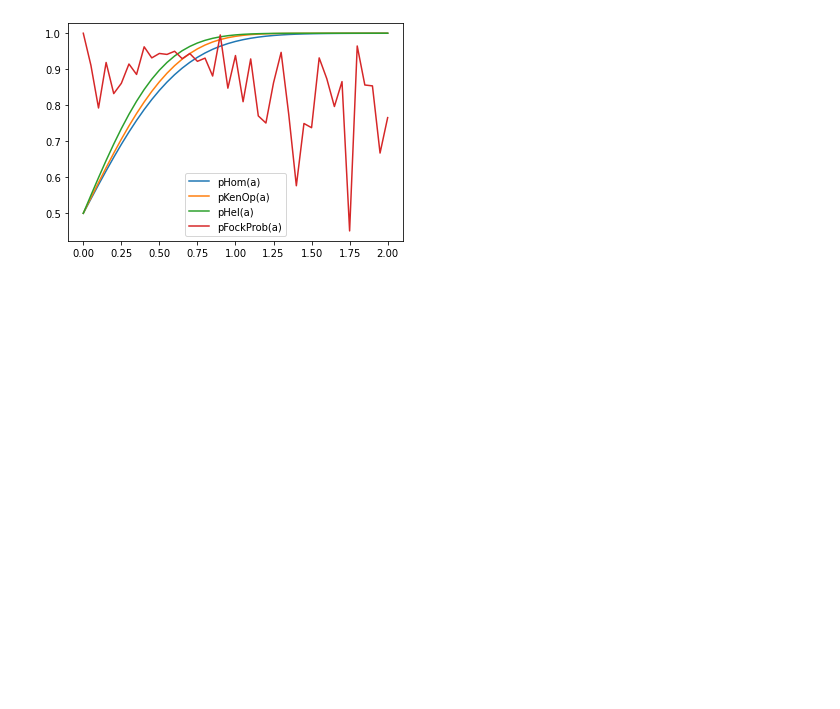
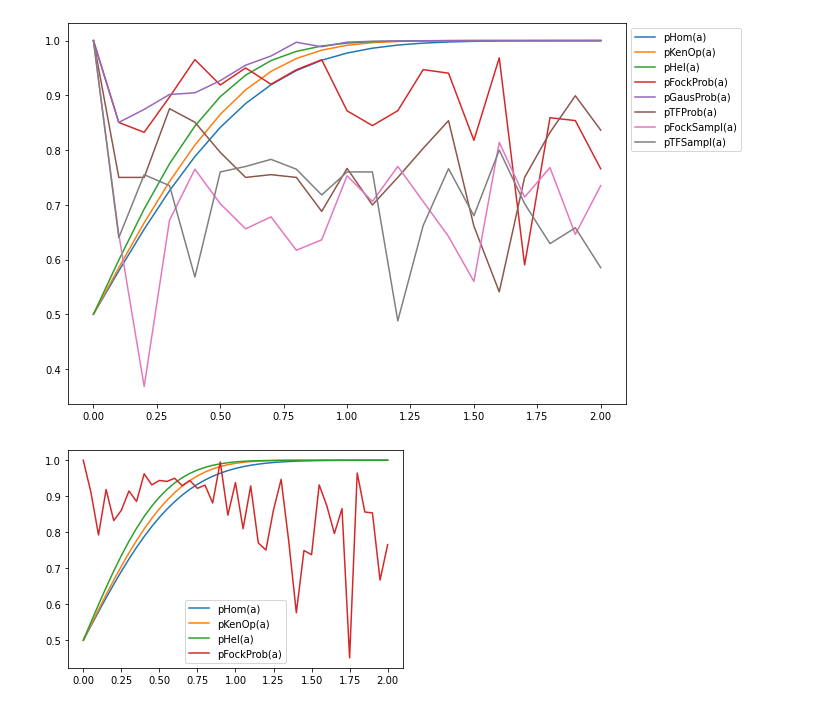
Before and after one commit to iamtxena/coherent-state-discrimination, a Jupyter notebook: examples/testing_csd.ipynb, the cells around one changed output. Cells and saved outputs as stored; diff of their text form; code cells hidden in the pictures; blank space fills up the shorter version.

Commit message:
chore: plotting probs

```diff
--- a/examples/testing_csd.ipynb
+++ b/examples/testing_csd.ipynb
@@ -12,5 +13,5 @@ valid_backends = [
     Backends.TENSORFLOW,
 ]
 
-alphas = list(np.arange(0.0, 2.05, 0.05))
+alphas = list(np.arange(0.0, 2.1, 0.1))
 # alphas = [0.7]
@@ -321,0 +166,11 @@ csd_tf_sampling_result = CSD().execute(configuration=run_configuration)
+# %%
+run_configuration = RunConfiguration({
+        'alphas': alphas,
+        'backend': Backends.TENSORFLOW,
+        'number_qumodes': 1,
+        'number_layers': 1,
+        'measuring_type': MeasuringTypes.SAMPLING,
+        'shots': 10,
+        'codeword_size': 10,
+        'cutoff_dim': 2
+    })
@@ -322,3 +197,31 @@ csd_tf_sampling_result = CSD().execute(configuration=run_configuration)
+# %%
+def plot_succ_prob(alphas: List[float], probs: List[List[float]], labels: List[str]):
+    fig, ax = plt.subplots(figsize=[10, 7])
+    for prob, label in zip(probs, labels):
+        ax.plot(alphas, prob, label=label)
+    plt.legend(bbox_to_anchor=(1,1), loc="upper left")
+    plt.show()
+# %%
+probs = [p_homos, p_ken_op, p_hels,
+         csd_fock_prob_result['p_succ'],
+         csd_gauss_prob_result['p_succ'],
+         csd_tf_prob_result['p_succ'],
+         csd_fock_sampling_result['p_succ'],
+         csd_tf_sampling_result['p_succ'],
+         ]
+labels = ["pHom(a)", "pKenOp(a)", "pHel(a)",
+          "pFockProb(a)",
+          "pGausProb(a)",
+          "pTFProb(a)",
+          "pFockSampl(a)",
+          "pTFSampl(a)"
+         ]
+# %%
+plot_succ_prob(alphas=alphas,
+               probs=probs,
+               labels=labels)
+# %% [output]
+[figure, added]
 # %%
 plt.plot(alphas, p_homos, label="pHom(a)")  # Plot the chart
 plt.plot(alphas, p_ken_op, label="pKenOp(a)")
```
Also changed, not shown: parts of 17 cells of this notebook, 1 other file.
